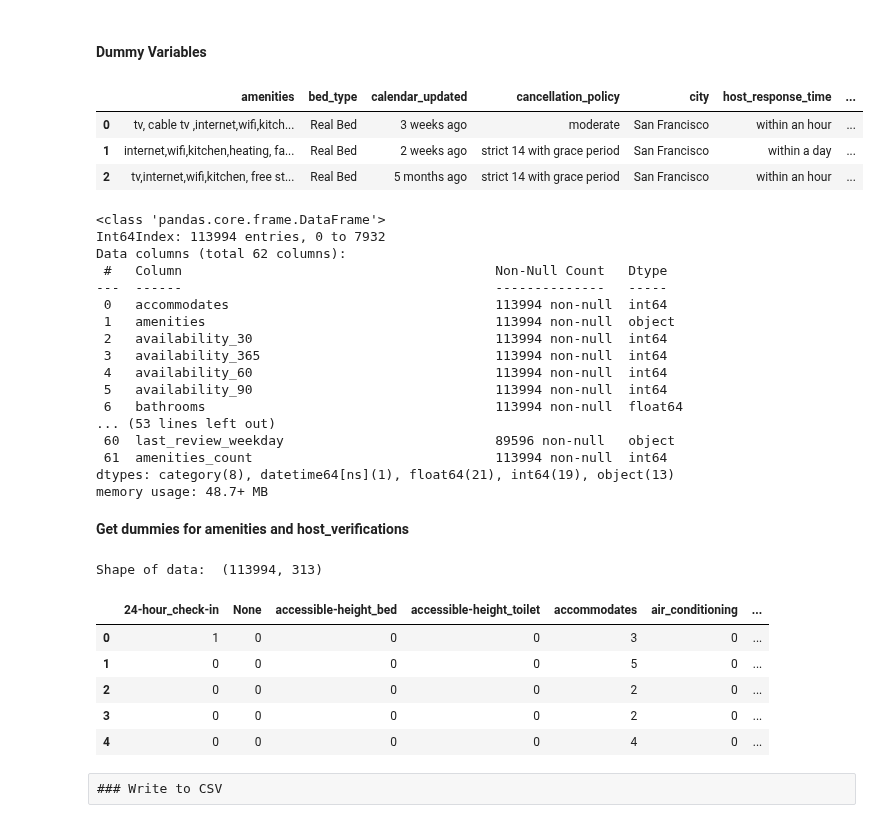
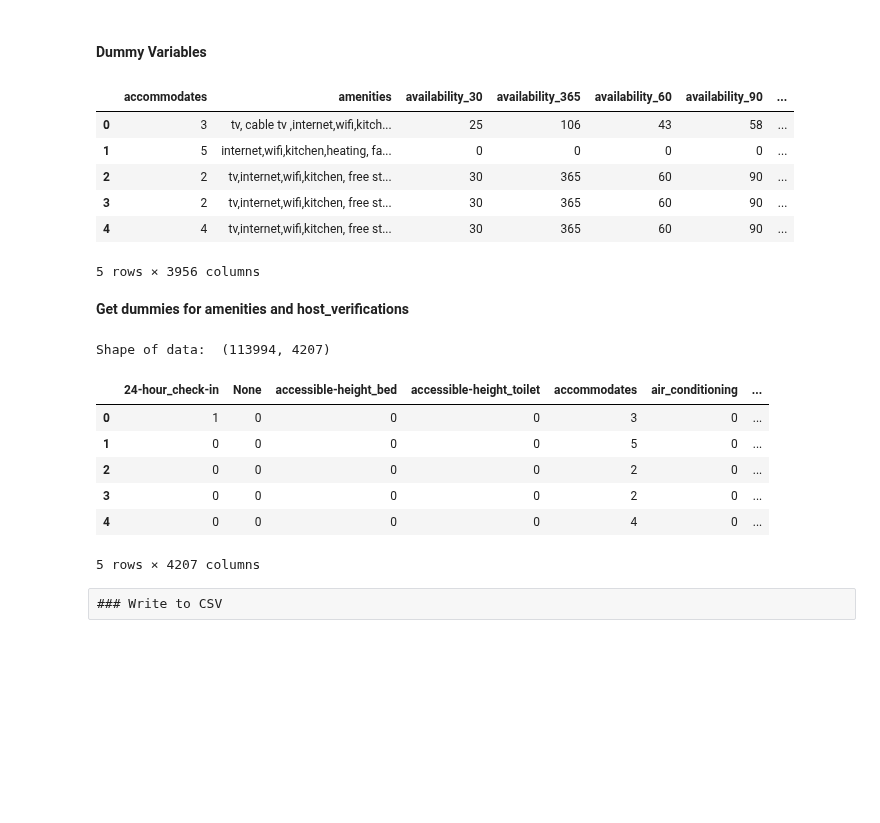
Before and after one commit to KishenSharma6/SF-Airbnb-Analysis, a Jupyter notebook: Project_Codes/03_Processing/2020_0530_Listings_ML_Preprocessing.ipynb, the cells around one changed output. Cells and saved outputs as stored; diff of their text form; code cells hidden in the pictures; blank space fills up the shorter version.

```diff
--- a/Project_Codes/03_Processing/2020_0530_Listings_ML_Preprocessing.ipynb
+++ b/Project_Codes/03_Processing/2020_0530_Listings_ML_Preprocessing.ipynb
@@ -121,32 +117,25 @@ df['amenities'] = df['amenities'].str.lower()
 df['amenities_count'] = df['amenities'].str.count(',') + 1 #count commas and add 1 for last word
 # %% [markdown]
 #### Dummy Variables
-# %%
-df.select_dtypes('object').head(3)
-# %% [output]
-|  | amenities | bed_type | calendar_updated | cancellation_policy | city | host_response_time | ... |
-| 0 | tv, cable tv ,internet,wifi,kitch... | Real Bed | 3 weeks ago | moderate | San Francisco | within an hour | ... |
-| 1 | internet,wifi,kitchen,heating, fa... | Real Bed | 2 weeks ago | strict 14 with grace period | San Francisco | within a day | ... |
-| 2 | tv,internet,wifi,kitchen, free st... | Real Bed | 5 months ago | strict 14 with grace period | San Francisco | within an hour | ... |
-# %%
-df.info()
-# %% [output]
-<class 'pandas.core.frame.DataFrame'>
-Int64Index: 113994 entries, 0 to 7932
-Data columns (total 62 columns):
- #   Column                                        Non-Null Count   Dtype
----  ------                                        --------------   -----
- 0   accommodates                                  113994 non-null  int64
- 1   amenities                                     113994 non-null  object
- 2   availability_30                               113994 non-null  int64
- 3   availability_365                              113994 non-null  int64
- 4   availability_60                               113994 non-null  int64
- 5   availability_90                               113994 non-null  int64
- 6   bathrooms                                     113994 non-null  float64
-... (53 lines left out)
- 60  last_review_weekday                           89596 non-null   object
- 61  amenities_count                               113994 non-null  int64
-dtypes: category(8), datetime64[ns](1), float64(21), int64(19), object(13)
-memory usage: 48.7+ MB
+# %%
+#Capture object cols
+cols = df.select_dtypes('object').columns.tolist()
+
+#Remove amenities,host_verifications from cols
+cols = [ elem for elem in cols if elem not in('amenities','host_verifications')]
+
+#Convert cols to dummys
+df = pd.get_dummies(df, columns=cols)
+
+#Check
+display(df.head())
+# %% [output]
+|  | accommodates | amenities | availability_30 | availability_365 | availability_60 | availability_90 | ... |
+| 0 | 3 | tv, cable tv ,internet,wifi,kitch... | 25 | 106 | 43 | 58 | ... |
+| 1 | 5 | internet,wifi,kitchen,heating, fa... | 0 | 0 | 0 | 0 | ... |
+| 2 | 2 | tv,internet,wifi,kitchen, free st... | 30 | 365 | 60 | 90 | ... |
+| 3 | 2 | tv,internet,wifi,kitchen, free st... | 30 | 365 | 60 | 90 | ... |
+| 4 | 4 | tv,internet,wifi,kitchen, free st... | 30 | 365 | 60 | 90 | ... |
+5 rows × 3956 columns
 # %% [markdown]
 **Get dummies for amenities and host_verifications**
@@ -160,4 +142,11 @@ dummies= pd.concat([amenities_dummies, host_verifications_dummies], axis=1)
 # %%
+#Get dummies from amenities and host_verifications and store in sep df's
+amenities_dummies = df['amenities'].str.get_dummies(sep = ',')
+host_verifications_dummies = df['host_verifications'].str.get_dummies(sep=',')
+
+#Concatenate dummies
+dummies= pd.concat([amenities_dummies, host_verifications_dummies], axis=1)
+
 #Clean-up dummiies
 dummies.columns = dummies.columns.str.strip() #strip white space from header edges
 dummies.columns = dummies.columns.str.replace(' ', '_') #Replace white space withing header name
@@ -179,13 +168,14 @@ df = df.reindex(sorted(df.columns), axis = 1)
 print('Shape of data: ', df.shape)
 display(df.head())
 # %% [output]
-Shape of data:  (113994, 313)
+Shape of data:  (113994, 4207)
 |  | 24-hour_check-in | None | accessible-height_bed | accessible-height_toilet | accommodates | air_conditioning | ... |
 | 0 | 1 | 0 | 0 | 0 | 3 | 0 | ... |
 | 1 | 0 | 0 | 0 | 0 | 5 | 0 | ... |
 | 2 | 0 | 0 | 0 | 0 | 2 | 0 | ... |
 | 3 | 0 | 0 | 0 | 0 | 2 | 0 | ... |
 | 4 | 0 | 0 | 0 | 0 | 4 | 0 | ... |
+5 rows × 4207 columns
 # %% [raw]
 ### Write to CSV
 # %% [markdown]
```
Also changed, not shown: parts of 5 cells of this notebook.
